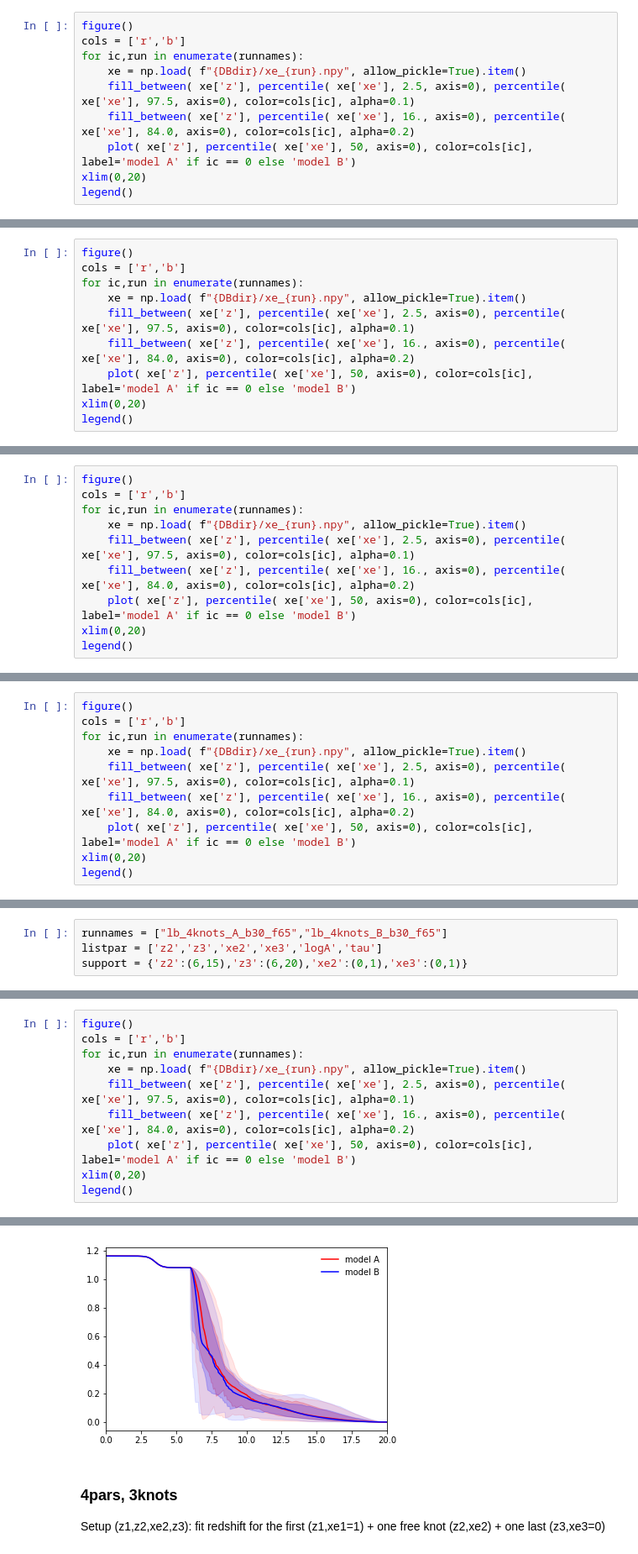
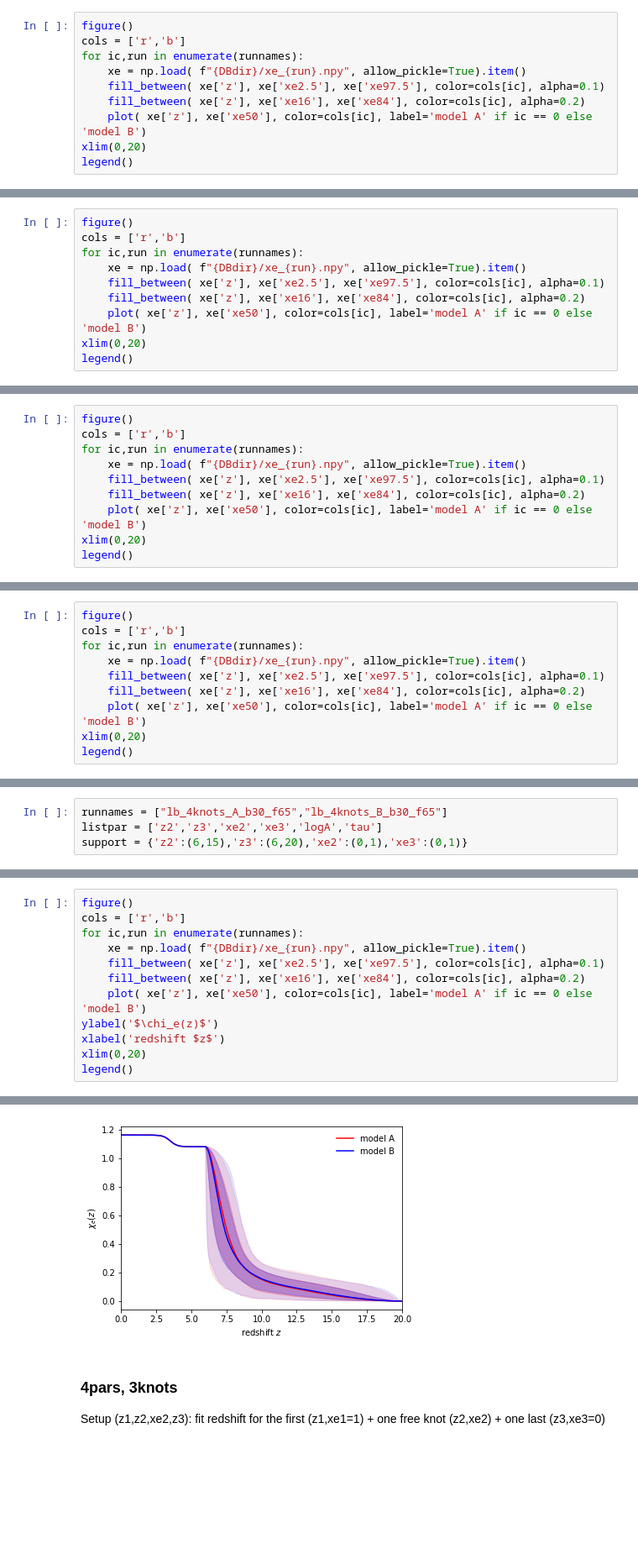
Before and after one commit to litebird/reionization, a Jupyter notebook: LB_forecast_Paris/lbreio.ipynb, the cells around one changed output, grey strips where cells are left out. Shown at 84% size. Cells and saved outputs as stored; diff of their text form; blank space fills up the shorter version.

```diff
--- a/LB_forecast_Paris/lbreio.ipynb
+++ b/LB_forecast_Paris/lbreio.ipynb
@@ -224,9 +250,9 @@ figure()
 cols = ['r','b']
 for ic,run in enumerate(runnames):
     xe = np.load( f"{DBdir}/xe_{run}.npy", allow_pickle=True).item()
-    fill_between( xe['z'], percentile( xe['xe'], 2.5, axis=0), percentile( xe['xe'], 97.5, axis=0), color=cols[ic], alpha=0.1)
-    fill_between( xe['z'], percentile( xe['xe'], 16., axis=0), percentile( xe['xe'], 84.0, axis=0), color=cols[ic], alpha=0.2)
-    plot( xe['z'], percentile( xe['xe'], 50, axis=0), color=cols[ic], label='model A' if ic == 0 else 'model B')
+    fill_between( xe['z'], xe['xe2.5'], xe['xe97.5'], color=cols[ic], alpha=0.1)
+    fill_between( xe['z'], xe['xe16'], xe['xe84'], color=cols[ic], alpha=0.2)
+    plot( xe['z'], xe['xe50'], color=cols[ic], label='model A' if ic == 0 else 'model B')
 xlim(0,20)
 legend()
 # %% [output]
@@ -266,9 +292,9 @@ figure()
 cols = ['r','b']
 for ic,run in enumerate(runnames):
     xe = np.load( f"{DBdir}/xe_{run}.npy", allow_pickle=True).item()
-    fill_between( xe['z'], percentile( xe['xe'], 2.5, axis=0), percentile( xe['xe'], 97.5, axis=0), color=cols[ic], alpha=0.1)
-    fill_between( xe['z'], percentile( xe['xe'], 16., axis=0), percentile( xe['xe'], 84.0, axis=0), color=cols[ic], alpha=0.2)
-    plot( xe['z'], percentile( xe['xe'], 50, axis=0), color=cols[ic], label='model A' if ic == 0 else 'model B')
+    fill_between( xe['z'], xe['xe2.5'], xe['xe97.5'], color=cols[ic], alpha=0.1)
+    fill_between( xe['z'], xe['xe16'], xe['xe84'], color=cols[ic], alpha=0.2)
+    plot( xe['z'], xe['xe50'], color=cols[ic], label='model A' if ic == 0 else 'model B')
 xlim(0,20)
 legend()
 # %% [output]
@@ -313,9 +338,9 @@ figure()
 cols = ['r','b']
 for ic,run in enumerate(runnames):
     xe = np.load( f"{DBdir}/xe_{run}.npy", allow_pickle=True).item()
-    fill_between( xe['z'], percentile( xe['xe'], 2.5, axis=0), percentile( xe['xe'], 97.5, axis=0), color=cols[ic], alpha=0.1)
-    fill_between( xe['z'], percentile( xe['xe'], 16., axis=0), percentile( xe['xe'], 84.0, axis=0), color=cols[ic], alpha=0.2)
-    plot( xe['z'], percentile( xe['xe'], 50, axis=0), color=cols[ic], label='model A' if ic == 0 else 'model B')
+    fill_between( xe['z'], xe['xe2.5'], xe['xe97.5'], color=cols[ic], alpha=0.1)
+    fill_between( xe['z'], xe['xe16'], xe['xe84'], color=cols[ic], alpha=0.2)
+    plot( xe['z'], xe['xe50'], color=cols[ic], label='model A' if ic == 0 else 'model B')
 xlim(0,20)
 legend()
 # %% [output]
@@ -356,9 +381,9 @@ figure()
 cols = ['r','b']
 for ic,run in enumerate(runnames):
     xe = np.load( f"{DBdir}/xe_{run}.npy", allow_pickle=True).item()
-    fill_between( xe['z'], percentile( xe['xe'], 2.5, axis=0), percentile( xe['xe'], 97.5, axis=0), color=cols[ic], alpha=0.1)
-    fill_between( xe['z'], percentile( xe['xe'], 16., axis=0), percentile( xe['xe'], 84.0, axis=0), color=cols[ic], alpha=0.2)
-    plot( xe['z'], percentile( xe['xe'], 50, axis=0), color=cols[ic], label='model A' if ic == 0 else 'model B')
+    fill_between( xe['z'], xe['xe2.5'], xe['xe97.5'], color=cols[ic], alpha=0.1)
+    fill_between( xe['z'], xe['xe16'], xe['xe84'], color=cols[ic], alpha=0.2)
+    plot( xe['z'], xe['xe50'], color=cols[ic], label='model A' if ic == 0 else 'model B')
 xlim(0,20)
 legend()
 # %% [output]
@@ -397,16 +422,18 @@ xe3             =  0.113278 +/- 0.101414  |   0.119324 +/- 0.095112
 # %%
 figure()
 cols = ['r','b']
 for ic,run in enumerate(runnames):
     xe = np.load( f"{DBdir}/xe_{run}.npy", allow_pickle=True).item()
-    fill_between( xe['z'], percentile( xe['xe'], 2.5, axis=0), percentile( xe['xe'], 97.5, axis=0), color=cols[ic], alpha=0.1)
-    fill_between( xe['z'], percentile( xe['xe'], 16., axis=0), percentile( xe['xe'], 84.0, axis=0), color=cols[ic], alpha=0.2)
-    plot( xe['z'], percentile( xe['xe'], 50, axis=0), color=cols[ic], label='model A' if ic == 0 else 'model B')
+    fill_between( xe['z'], xe['xe2.5'], xe['xe97.5'], color=cols[ic], alpha=0.1)
+    fill_between( xe['z'], xe['xe16'], xe['xe84'], color=cols[ic], alpha=0.2)
+    plot( xe['z'], xe['xe50'], color=cols[ic], label='model A' if ic == 0 else 'model B')
+ylabel('$\chi_e(z)$')
+xlabel('redshift $z$')
 xlim(0,20)
 legend()
 # %% [output]
 <matplotlib.legend.Legend at 0x...>
-[figure, old version]
+[figure, new version]
 # %% [markdown]
 ### 4pars, 3knots
 Setup (z1,z2,xe2,z3): fit redshift for the first (z1,xe1=1) + one free knot (z2,xe2) + one last (z3,xe3=0)
```
Also changed, not shown: parts of 30 cells of this notebook.
